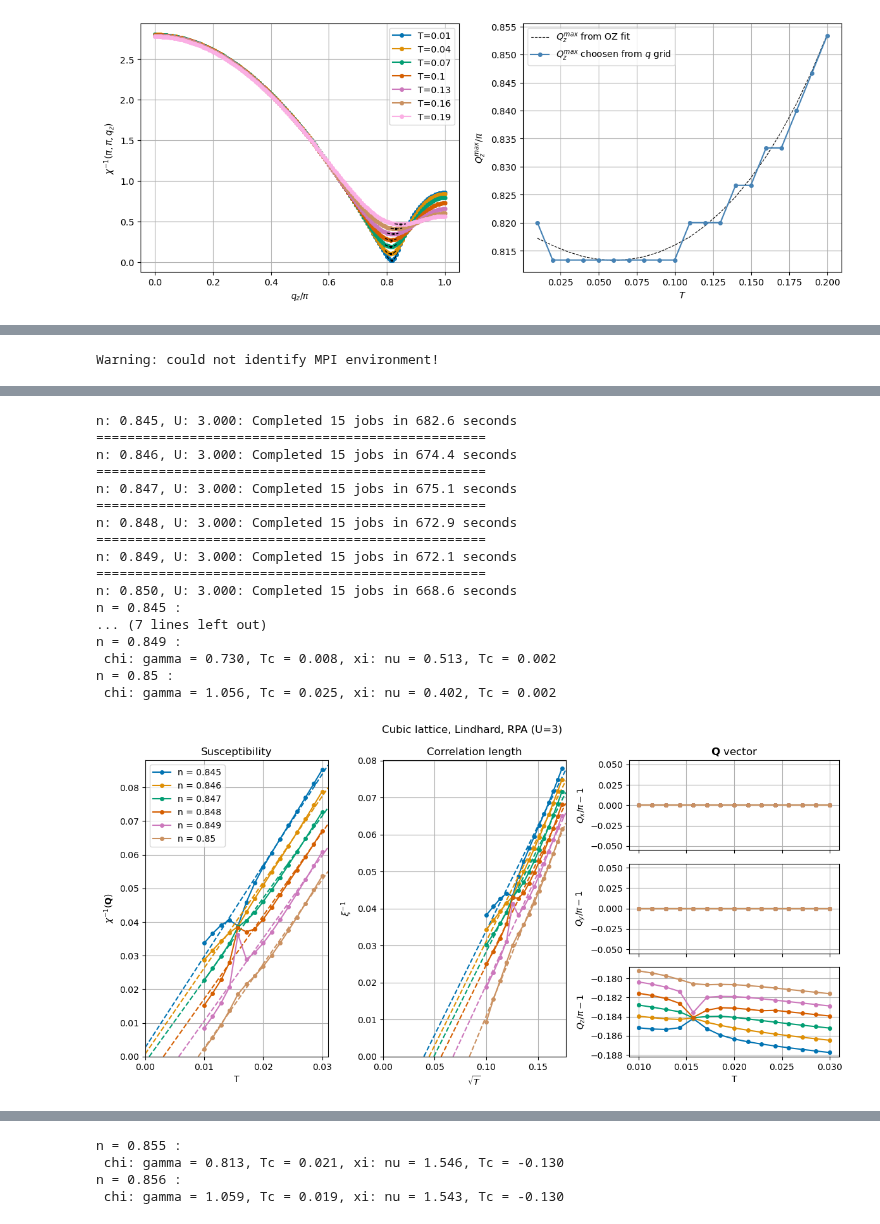
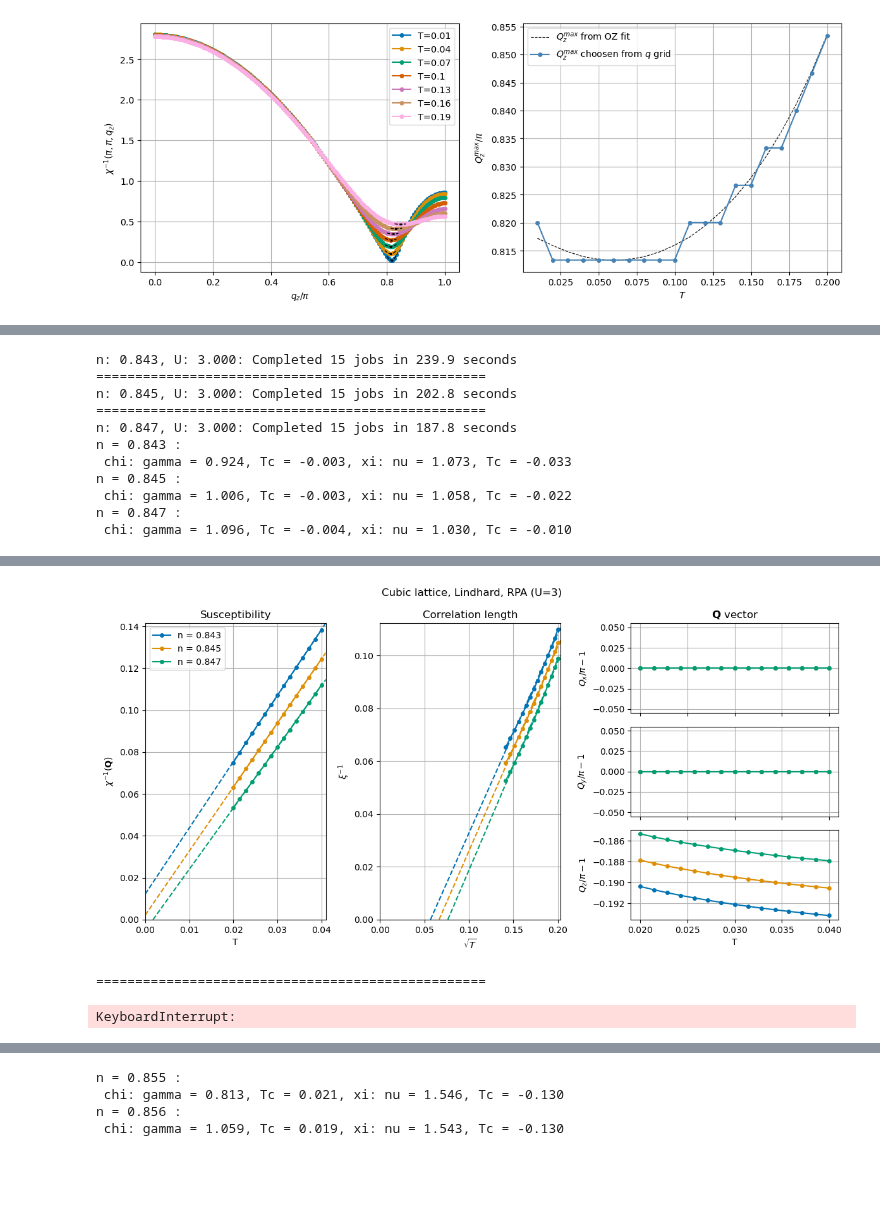
Before and after one commit to cctort/quantum_criticality, a Jupyter notebook: chi_rpa_disorder.ipynb, the cells around one changed output, grey strips where cells are left out. Saved outputs shown, nothing was run; the diff lists cells and outputs as text; code cells hidden in the pictures; blank space fills up the shorter version.

```diff
--- a/chi_rpa_disorder.ipynb
+++ b/chi_rpa_disorder.ipynb
@@ -212,15 +212,15 @@ Starting serial run at: 2026-06-08 02:28:23.625713
 [figure]
 # %%
 U = 3
-n_list = np.linspace(0.845, 0.85, 6)
-T_list = np.linspace(0.01, 0.03, 15)
+n_list = np.linspace(0.843, 0.847, 3)
+T_list = np.linspace(0.02, 0.04, 15)
 title = f'Cubic lattice, Lindhard, RPA (U={U})'
 
 lat = LATTICE()
-initialize_bz(lat, nk=300, refine=False, ibz=True)
+initialize_bz(lat, nk=200, refine=False, ibz=True)
 
 Gamma = 0.05
-niw = 256
+niw = 128
 results_list = []
 for n in n_list:
     par_list = [{'U': U, 'n': n, 'T': T} for T in T_list]
@@ -256 +258,11 @@ Starting serial run at: 2026-06-08 04:28:11.320957
-Warning: could not identify MPI environment!
+n: 0.843, U: 3.000: Completed 15 jobs in 239.9 seconds
+==================================================
+n: 0.845, U: 3.000: Completed 15 jobs in 202.8 seconds
+==================================================
+n: 0.847, U: 3.000: Completed 15 jobs in 187.8 seconds
+n = 0.843 :
+ chi: gamma = 0.924, Tc = -0.003, xi: nu = 1.073, Tc = -0.033
+n = 0.845 :
+ chi: gamma = 1.006, Tc = -0.003, xi: nu = 1.058, Tc = -0.022
+n = 0.847 :
+ chi: gamma = 1.096, Tc = -0.004, xi: nu = 1.030, Tc = -0.010
@@ -258,20 +269,39 @@ Starting serial run at: 2026-06-08 04:28:11.361730
-n: 0.845, U: 3.000: Completed 15 jobs in 682.6 seconds
-==================================================
-n: 0.846, U: 3.000: Completed 15 jobs in 674.4 seconds
-==================================================
-n: 0.847, U: 3.000: Completed 15 jobs in 675.1 seconds
-==================================================
-n: 0.848, U: 3.000: Completed 15 jobs in 672.9 seconds
-==================================================
-n: 0.849, U: 3.000: Completed 15 jobs in 672.1 seconds
-==================================================
-n: 0.850, U: 3.000: Completed 15 jobs in 668.6 seconds
-n = 0.845 :
-... (7 lines left out)
-n = 0.849 :
- chi: gamma = 0.730, Tc = 0.008, xi: nu = 0.513, Tc = 0.002
-n = 0.85 :
- chi: gamma = 1.056, Tc = 0.025, xi: nu = 0.402, Tc = 0.002
-[figure, old version]
+[figure, new version]
+# %%
+U = 3
+n_list = np.linspace(0.81, 0.815, 2)
+T_list = np.linspace(0.01, 0.03, 15)
+title = f'Cubic lattice, Lindhard, RPA (U={U})'
+
+lat = LATTICE()
+initialize_bz(lat, nk=200, refine=False, ibz=True)
+
+Gamma = 0.02
+niw = 128
+results_list = []
+for n in n_list:
+    par_list = [{'U': U, 'n': n, 'T': T} for T in T_list]
+    results_list.append(sweep_rpa(par_list, lat, niw=niw, S_list=-1j*Gamma, get_xi=True, xi_range=[0,0,4e-2], fit=True, workers=5))
+
+fig = None
+for results in results_list:
+    n = results['par_list'][0]['n']
+    Tc_chi = results['fitchi']['Xc']
+    gamma = results['fitchi']['b']
+    Tc_xi = results['fitxi']['Xc']
+    nu = results['fitxi']['b']
+    print(f"n = {n} :\n chi: gamma = {gamma:.3f}, Tc = {Tc_chi:.3f}, xi: nu = {nu:.3f}, Tc = {Tc_xi:.3f}")
+    fig, fit = pcut_chi(results, 'T', plot_Q=(1,1,1), x_exp=(1,0.5), fit=True,
+                        title=title, label=f'n = {n:.4g}', figure=fig)
+
+    _, axs = fig
+    for ax in axs[:2]:
+        ax.set_xlim(left=0)
+        ax.set_ylim(bottom=0)
+
+plt.show()
+# %% [output]
+==================================================
+KeyboardInterrupt:
 # %%
 U = 3
```
Also changed, not shown: parts of 4 cells of this notebook, 4 other files.
